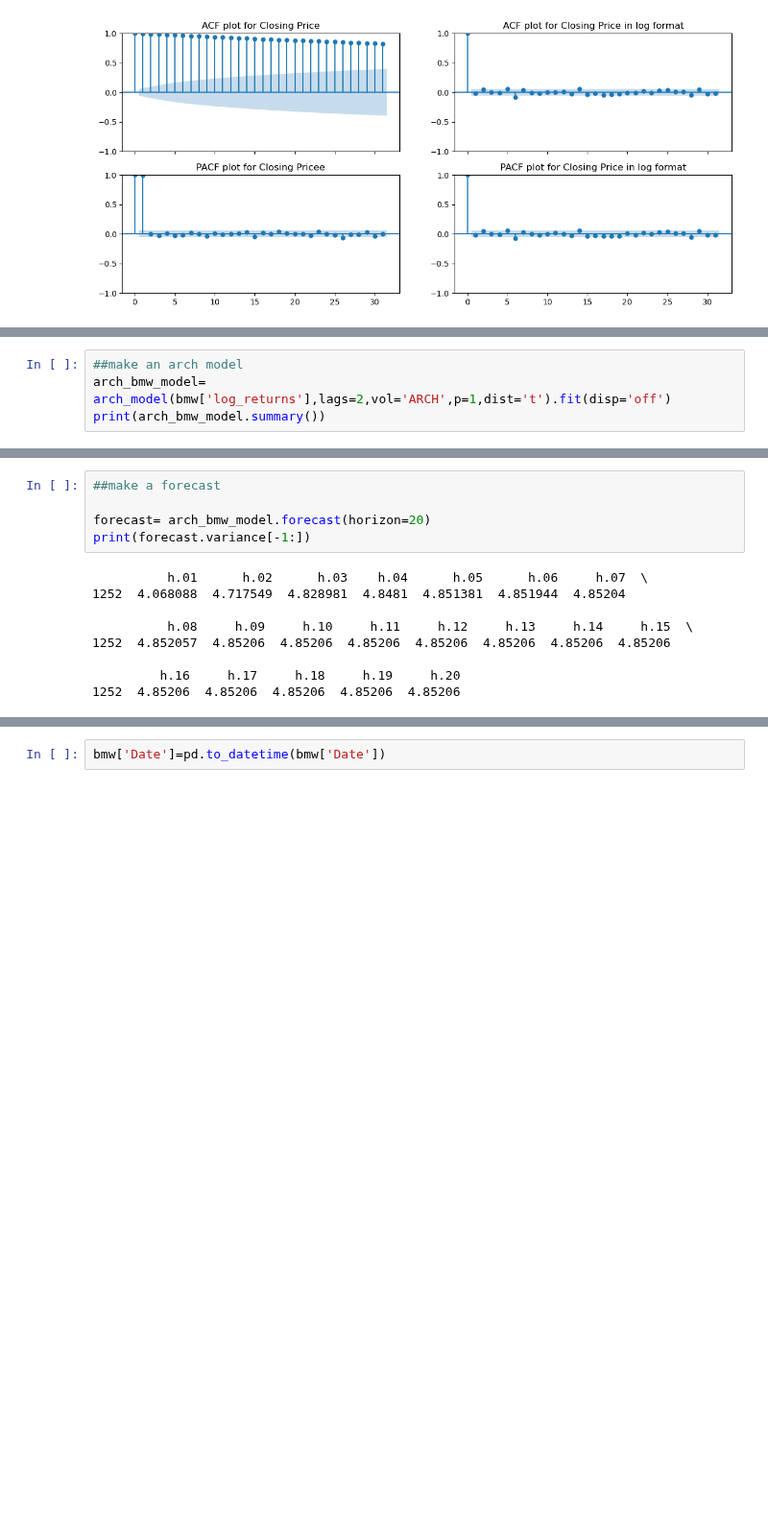
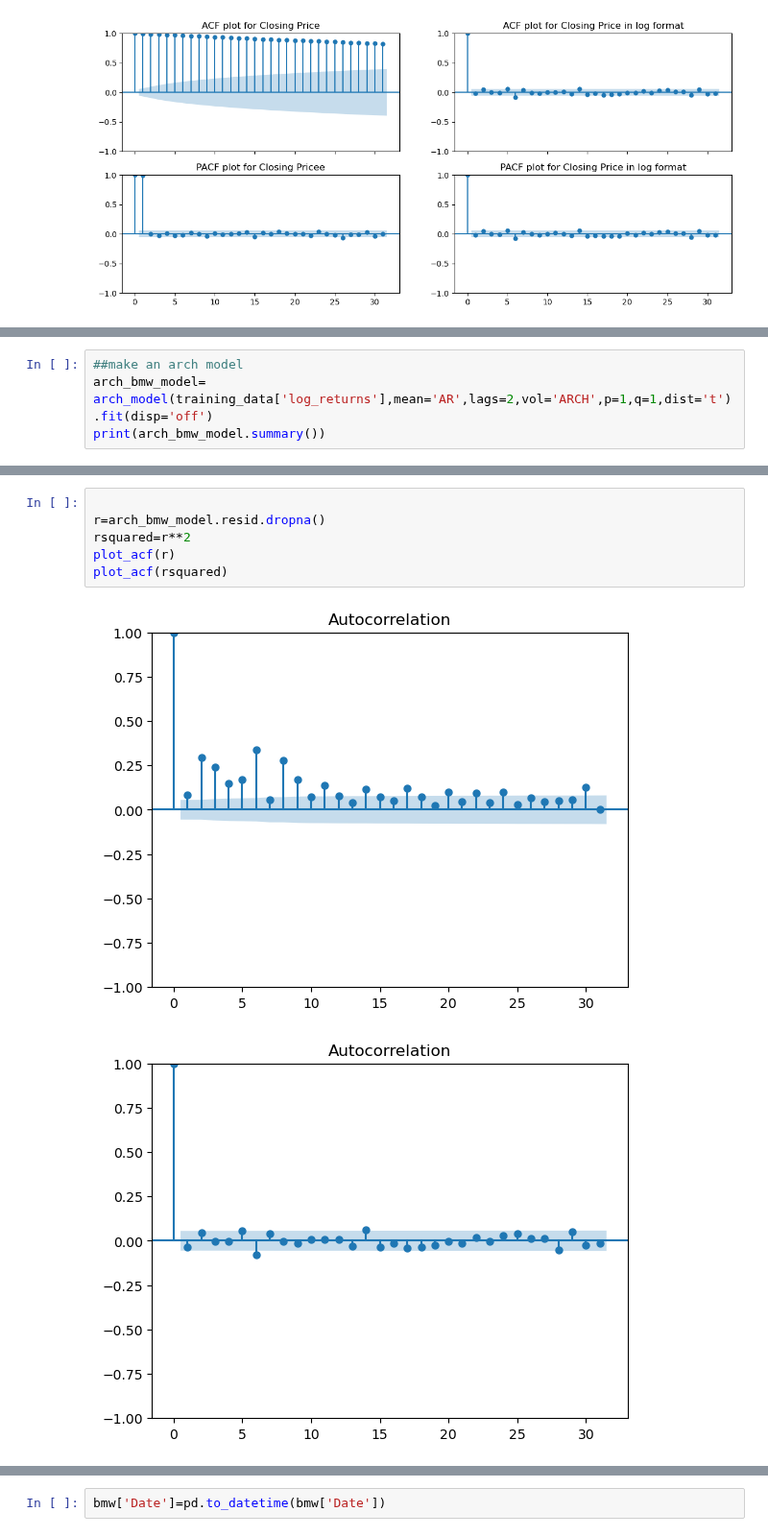
Before and after one commit to lucaluisadjei/pythongermanstocks, a Jupyter notebook: etl_v2.ipynb, the cells around one changed output, grey strips where cells are left out. Shown at 96% size. Drawn from its saved outputs; the diff is of its cells as text; blank space fills up the shorter version.

```diff
--- a/etl_v2.ipynb
+++ b/etl_v2.ipynb
@@ -335,5 +316,5 @@ plt.show()
 # %%
 ##make an arch model
-arch_bmw_model= arch_model(bmw['log_returns'],lags=2,vol='ARCH',p=1,dist='t').fit(disp='off')
+arch_bmw_model= arch_model(training_data['log_returns'],mean='AR',lags=2,vol='ARCH',p=1,q=1,dist='t').fit(disp='off')
 print(arch_bmw_model.summary())
 # %% [output]
@@ -362,14 +343,9 @@ plt.show()
-# %%
-##make a forecast
-
-forecast= arch_bmw_model.forecast(horizon=20)
-print(forecast.variance[-1:])
-# %% [output]
-          h.01      h.02      h.03    h.04      h.05      h.06     h.07  \
-1252  4.068088  4.717549  4.828981  4.8481  4.851381  4.851944  4.85204
-
-          h.08     h.09     h.10     h.11     h.12     h.13     h.14     h.15  \
-1252  4.852057  4.85206  4.85206  4.85206  4.85206  4.85206  4.85206  4.85206
-
-         h.16     h.17     h.18     h.19     h.20
-1252  4.85206  4.85206  4.85206  4.85206  4.85206
+# %%
+
+r=arch_bmw_model.resid.dropna()
+rsquared=r**2
+plot_acf(r)
+plot_acf(rsquared)
+# %% [output]
+[figure, added]
+[figure, added]
```
Also changed, not shown: parts of 18 cells of this notebook.
